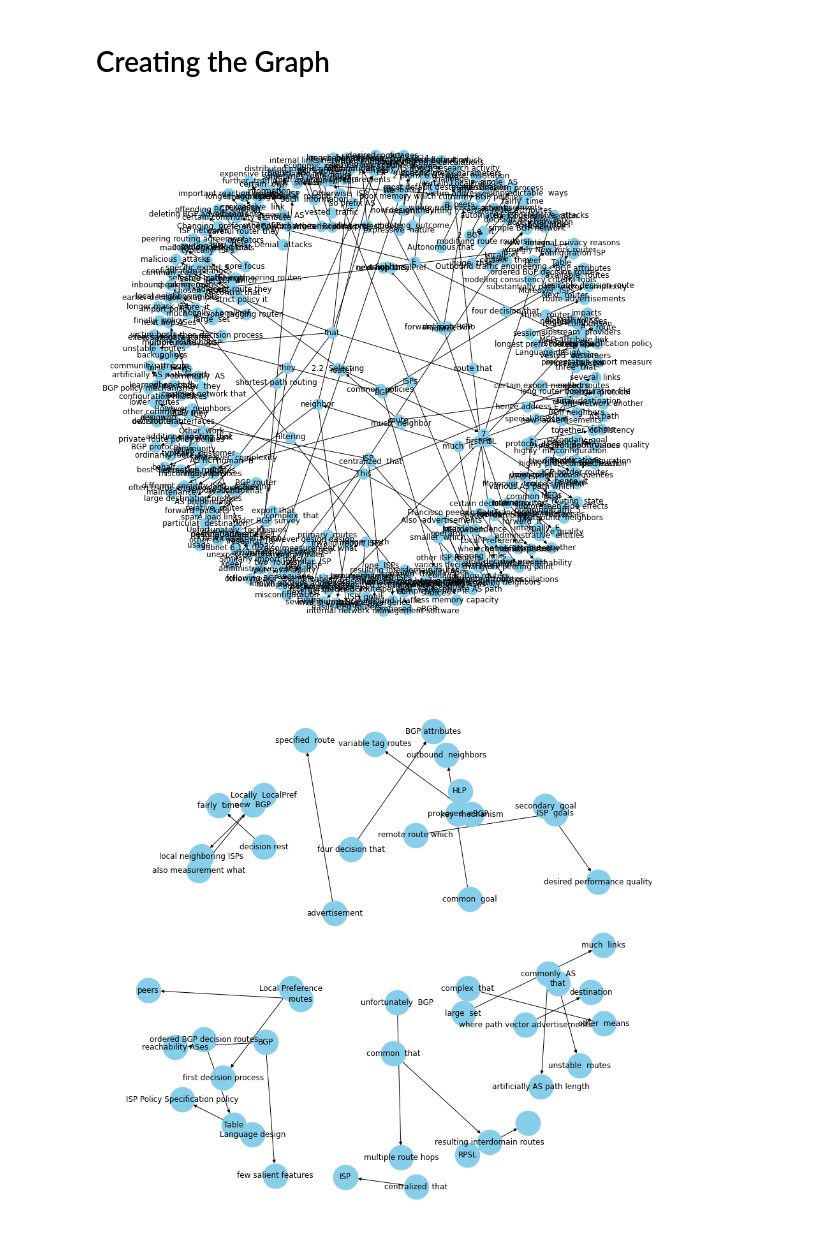
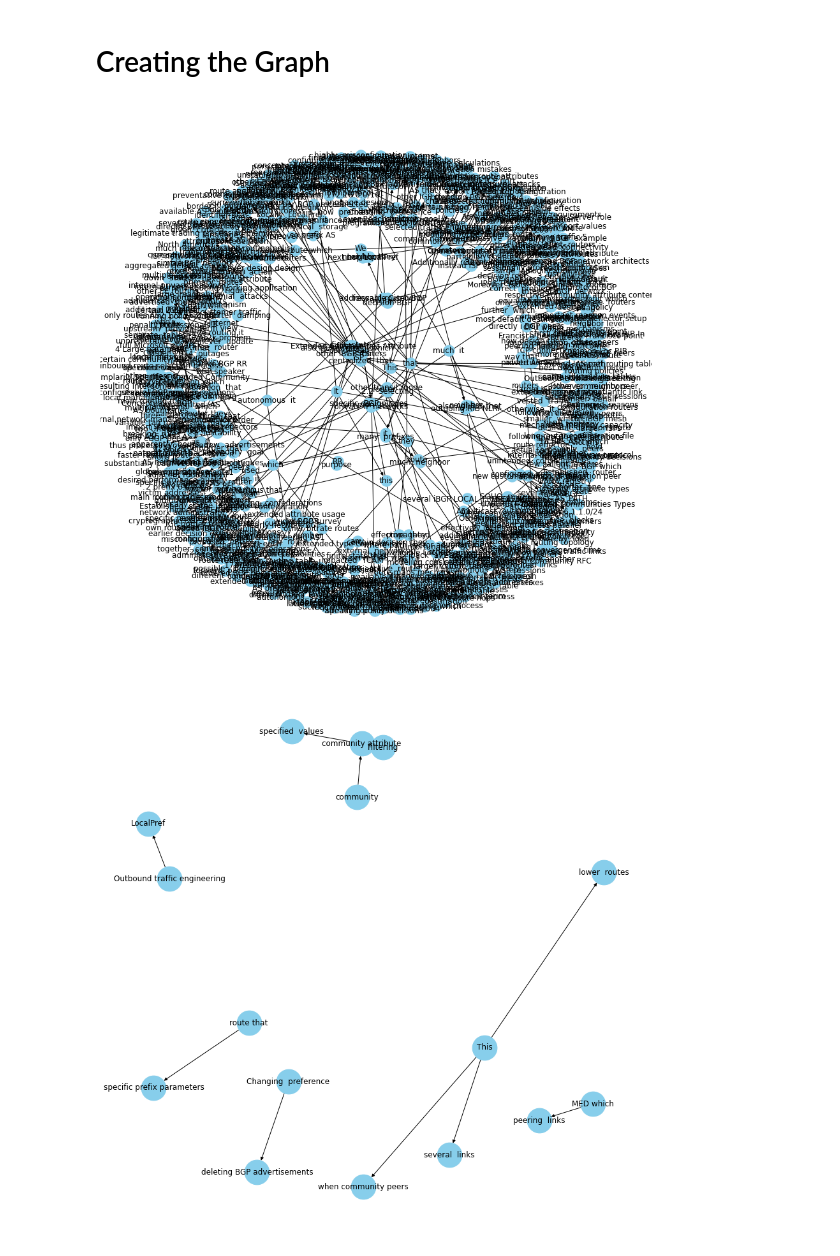
Before and after one commit to jiesen-zhang/knowledge-graph, a Jupyter notebook: comp-networking-KG.ipynb, the cells around one changed output. Saved outputs shown, nothing was run; the diff lists cells and outputs as text; code cells hidden in the pictures.

Commit message:
sentence segmentation with punkt, basic visualization

```diff
--- a/comp-networking-KG.ipynb
+++ b/comp-networking-KG.ipynb
@@ -36,12 +36,15 @@ We use the `tika` library to parse data from PDFs and convert them into a dictio
 TIKA_SERVER_JAR="file:////tika-server.jar"
 
 from tika import parser
-raw = parser.from_file('policies_clean.pdf')
-content = raw['content']
+raw = parser.from_file('documents/policies_clean.pdf')
+contentPolicies = raw['content']
 
-text_file = open("content.txt", "w")
-text_file.write(content)
-text_file.close()
+raw = parser.from_file('documents/BGP_clean.pdf')
+contentBGP = raw['content']
+
+# text_file = open("content.txt", "w")
+# text_file.write(content)
+# text_file.close()
 
 # print(content)
 # %% [markdown]
@@ -108,5 +130,5 @@ Great, now our tokenizer can handle more cases!
 # %%
-clean = tokenizer.tokenize(content)
+clean = tokenizer.tokenize(contentPolicies) + tokenizer.tokenize(contentBGP)
 for i in range(len(clean)):
     clean[i] = clean[i].replace('\n','')
     clean[i] = clean[i].replace('\t','')
@@ -119,5 +141,5 @@ df.to_csv('policies.csv')
 # %%
-candidate_sentences = pd.read_csv('policies.csv')
+candidate_sentences = pd.read_csv('policies_BGP.csv')
 del candidate_sentences['Unnamed: 0']
 candidate_sentences.columns
 # %% [output]
@@ -271,14 +303,14 @@ pos = nx.spring_layout(G)
 nx.draw(G, with_labels=True, node_color='skyblue', edge_cmap=plt.cm.Blues, pos = pos)
 plt.show()
 # %% [output]
-[figure, old version]
+[figure, new version]
 # %%
-G=nx.from_pandas_edgelist(kg_df[kg_df['edge']=="is"], "source", "target",
+G=nx.from_pandas_edgelist(kg_df[kg_df['edge']=="done by"], "source", "target",
                           edge_attr=True, create_using=nx.MultiDiGraph())
 
 plt.figure(figsize=(12,12))
 pos = nx.spring_layout(G, k = 0.5) # k regulates the distance between nodes
 nx.draw(G, with_labels=True, node_color='skyblue', node_size=1500, edge_cmap=plt.cm.Blues, pos = pos)
 plt.show()
 # %% [output]
-[figure, old version]
+[figure, new version]
```
Also changed, not shown: parts of 12 cells of this notebook, 8 other files.
